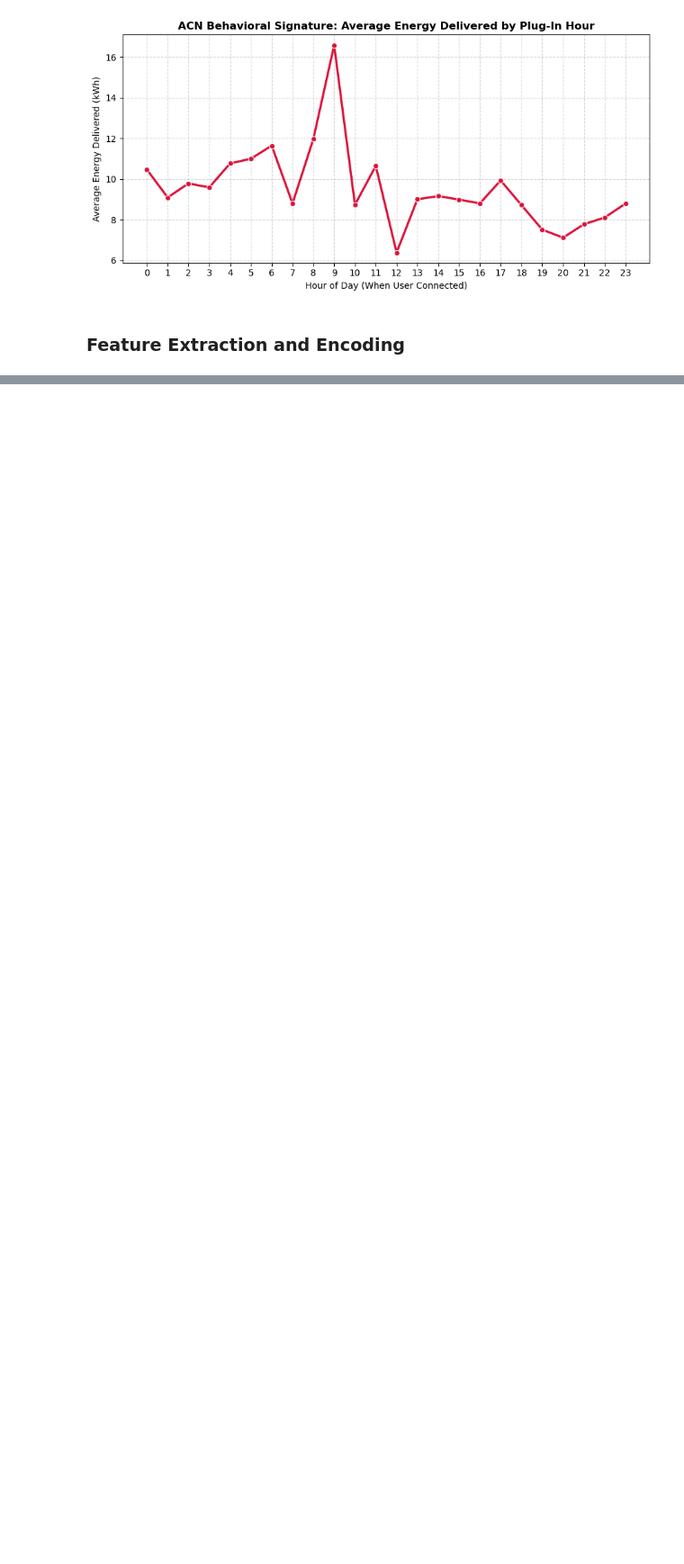
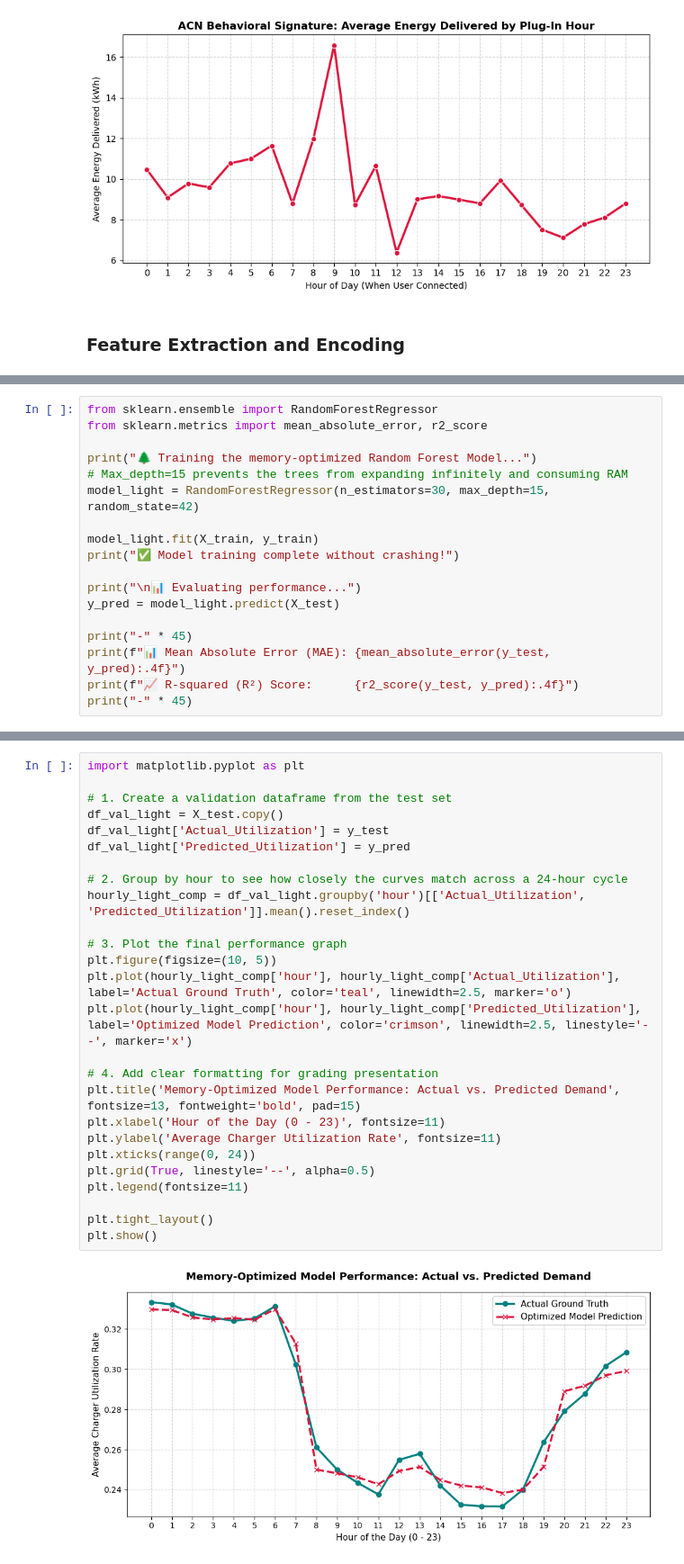
Before and after one commit to Neritya-Singh/Dynamic_Tariff_Optimization_Project, a Jupyter notebook: Project.ipynb, the cells around one changed output, grey strips where cells are left out. Shown at 90% size. Saved outputs shown, nothing was run; the diff lists cells and outputs as text; blank space fills up the shorter version.

```diff
--- a/Project.ipynb
+++ b/Project.ipynb
@@ -354,0 +346,18 @@ print(f"-> Testing Matrix:  {X_test.shape[0]:,} rows")
+# %%
+from sklearn.ensemble import RandomForestRegressor
+from sklearn.metrics import mean_absolute_error, r2_score
+
+print("🌲 Training the memory-optimized Random Forest Model...")
+# Max_depth=15 prevents the trees from expanding infinitely and consuming RAM
+model_light = RandomForestRegressor(n_estimators=30, max_depth=15, random_state=42)
+
+model_light.fit(X_train, y_train)
+print("✅ Model training complete without crashing!")
+
+print("\n📊 Evaluating performance...")
+y_pred = model_light.predict(X_test)
+
+print("-" * 45)
+print(f"📊 Mean Absolute Error (MAE): {mean_absolute_error(y_test, y_pred):.4f}")
+print(f"📈 R-squared (R²) Score:      {r2_score(y_test, y_pred):.4f}")
+print("-" * 45)
@@ -354,0 +373,28 @@ print(f"-> Testing Matrix:  {X_test.shape[0]:,} rows")
+# %%
+import matplotlib.pyplot as plt
+
+# 1. Create a validation dataframe from the test set
+df_val_light = X_test.copy()
+df_val_light['Actual_Utilization'] = y_test
+df_val_light['Predicted_Utilization'] = y_pred
+
+# 2. Group by hour to see how closely the curves match across a 24-hour cycle
+hourly_light_comp = df_val_light.groupby('hour')[['Actual_Utilization', 'Predicted_Utilization']].mean().reset_index()
+
+# 3. Plot the final performance graph
+plt.figure(figsize=(10, 5))
+plt.plot(hourly_light_comp['hour'], hourly_light_comp['Actual_Utilization'], label='Actual Ground Truth', color='teal', linewidth=2.5, marker='o')
+plt.plot(hourly_light_comp['hour'], hourly_light_comp['Predicted_Utilization'], label='Optimized Model Prediction', color='crimson', linewidth=2.5, linestyle='--', marker='x')
+
+# 4. Add clear formatting for grading presentation
+plt.title('Memory-Optimized Model Performance: Actual vs. Predicted Demand', fontsize=13, fontweight='bold', pad=15)
+plt.xlabel('Hour of the Day (0 - 23)', fontsize=11)
+plt.ylabel('Average Charger Utilization Rate', fontsize=11)
+plt.xticks(range(0, 24))
+plt.grid(True, linestyle='--', alpha=0.5)
+plt.legend(fontsize=11)
+
+plt.tight_layout()
+plt.show()
+# %% [output]
+[figure, added]
```
Also changed, not shown: parts of 6 cells of this notebook.
